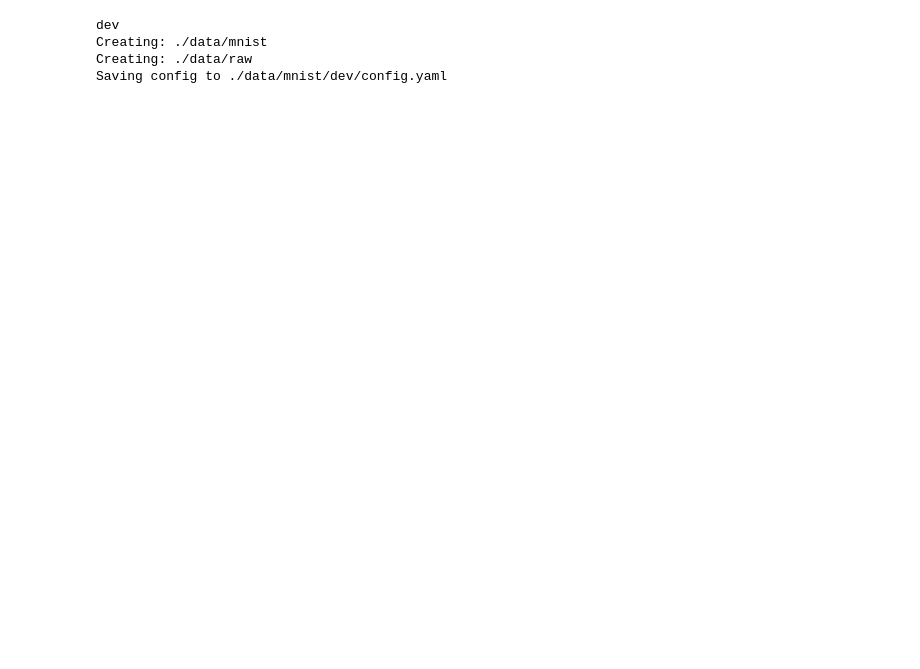
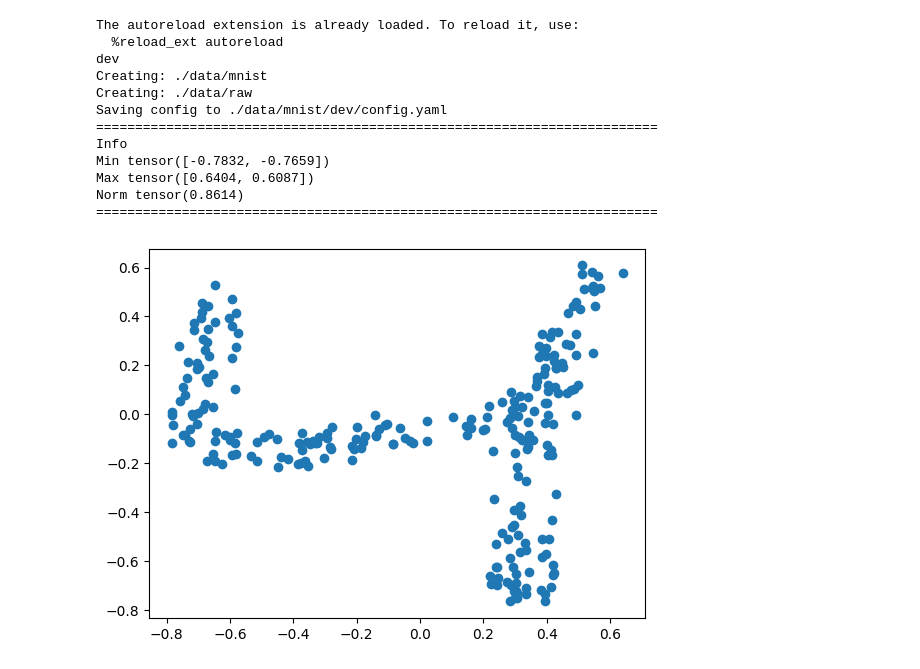
Before and after one commit to aidos-lab/shape-synthesis-v2, a Jupyter notebook: notebooks/dataset_mnist.ipynb, the cells around one changed output. Saved outputs shown, nothing was run; the diff lists cells and outputs as text; code cells hidden in the pictures; blank space fills up the shorter version.

```diff
--- a/notebooks/dataset_mnist.ipynb
+++ b/notebooks/dataset_mnist.ipynb
@@ -1,22 +1,48 @@
 # %%
+%load_ext autoreload
+%autoreload 2
+
 import torch
 import matplotlib.pyplot as plt
 from shape_synthesis.plotting.plot2d import plot_point_clouds_grid_2d
 
 from shape_synthesis.datasets.mnist import DataConfig, create_dataset
 
 
 config = DataConfig(
         root="./data",
         raw="./data/raw",
         num_pts=256,
         module="datasets.mnist",
         batch_size=32,
     )
 create_dataset(config, dev=True)
+
+train_pts = torch.load("./data/mnist/dev/train.pt")
+train_imgs = torch.load("./data/mnist/dev/train_imgs.pt")
+
+x = train_pts[2]
+plt.scatter(x[:,0],x[:,1])
+
+
+print(72*"=")
+print("Info")
+print("Min", x.min(dim=0)[0])
+print("Max", x.max(dim=0)[0])
+print("Norm", torch.norm(x,dim=1).max())
+print(72*"=")
 # %% [output]
+The autoreload extension is already loaded. To reload it, use:
+  %reload_ext autoreload
 dev
 Creating: ./data/mnist
 Creating: ./data/raw
 Saving config to ./data/mnist/dev/config.yaml
+========================================================================
+Info
+Min tensor([-0.7832, -0.7659])
+Max tensor([0.6404, 0.6087])
+Norm tensor(0.8614)
+========================================================================
+[figure, added]
 # %%
```
Also changed, not shown: parts of 3 cells of this notebook, 6 other files.
